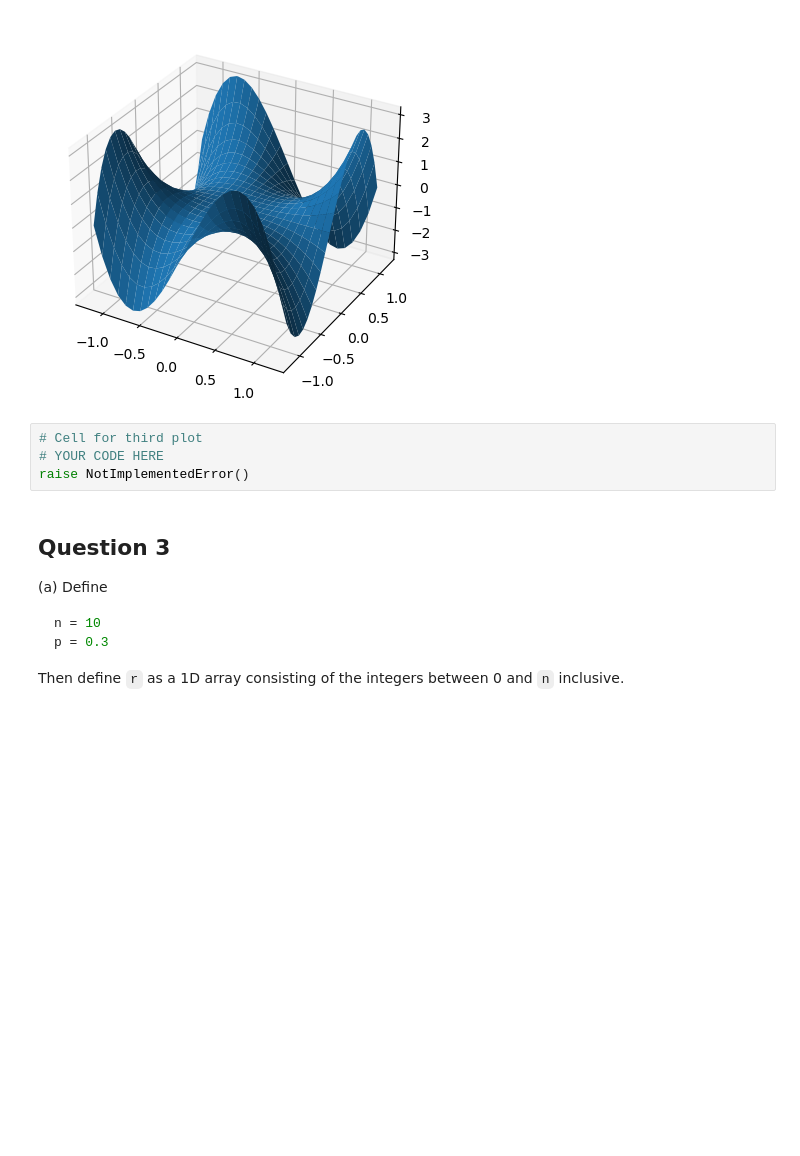
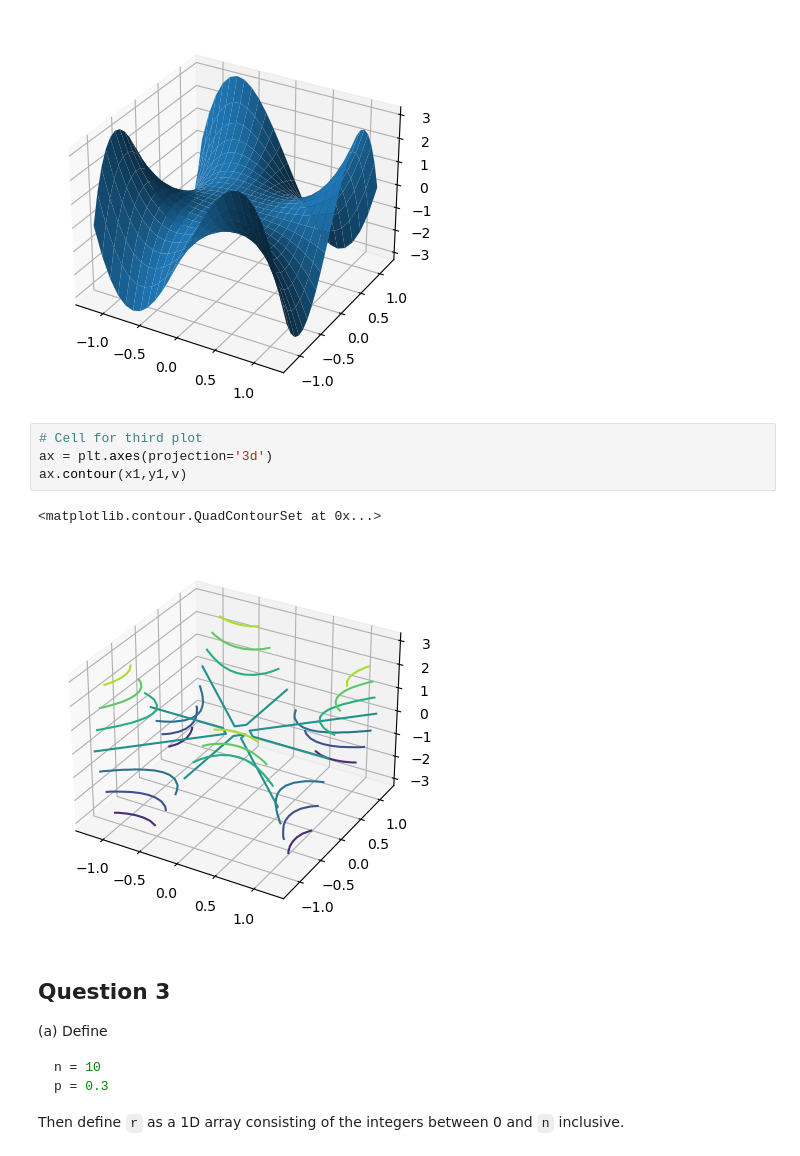
Before and after one commit to Imperial-MATH40006/math40006-2022-23-term2-week4-minister66, a Jupyter notebook: term2week4.ipynb, the cells around one changed output. Saved outputs shown, nothing was run; the diff lists cells and outputs as text; blank space fills up the shorter version.

```diff
--- a/term2week4.ipynb
+++ b/term2week4.ipynb
@@ -358,8 +358,11 @@ ax.plot_surface(x1,y1,v)
 [figure]
 # %%
 # Cell for third plot
-# YOUR CODE HERE
-raise NotImplementedError()
+ax = plt.axes(projection='3d')
+ax.contour(x1,y1,v)
+# %% [output]
+<matplotlib.contour.QuadContourSet at 0x...>
+[figure, added]
 # %% [markdown]
 ## Question 3
 
```
Also changed, not shown: parts of 10 cells of this notebook.
